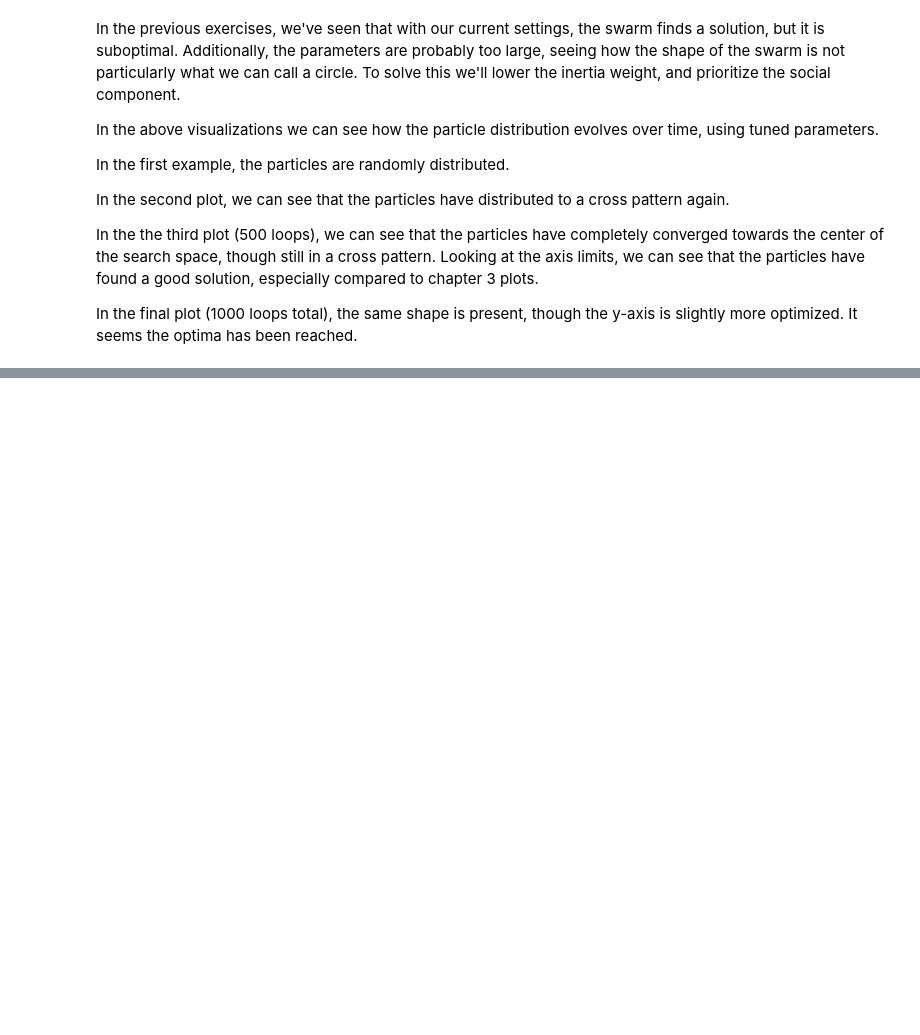
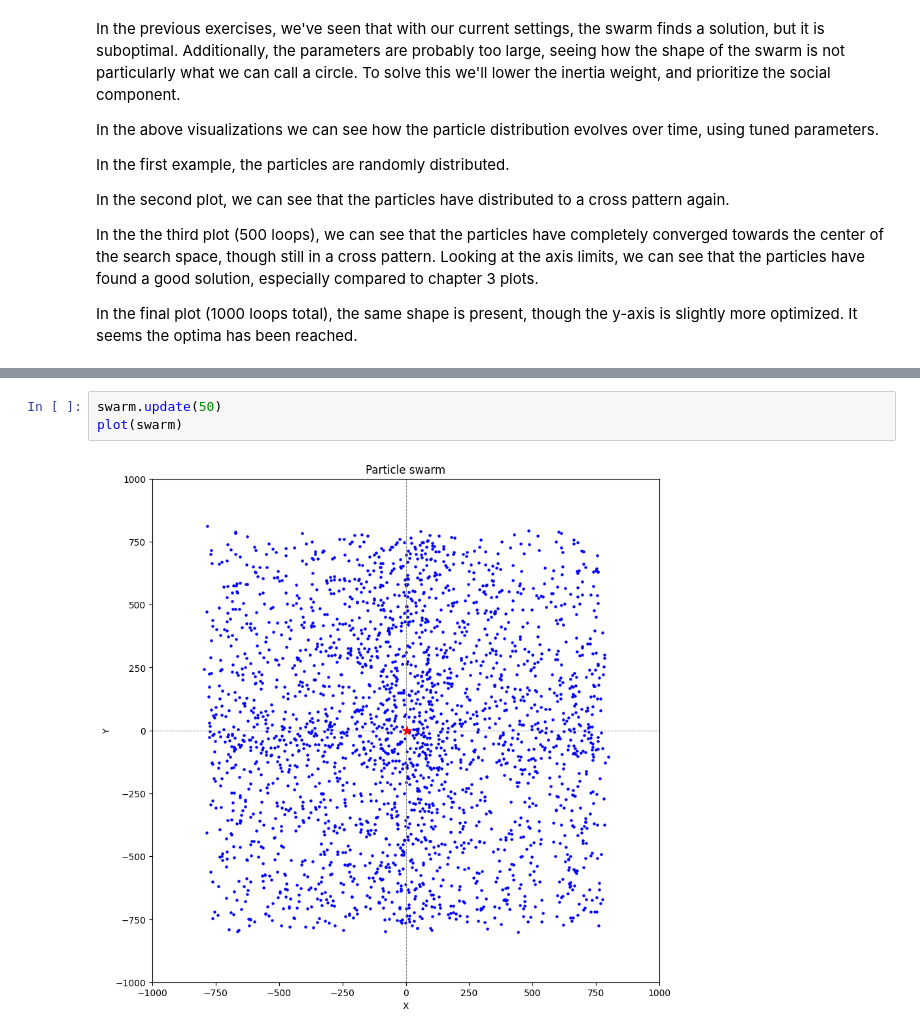
Before and after one commit to MichaelVerdegaal/ParticleSwarmOptimization, a Jupyter notebook: main/chapter_4.ipynb, the cells around one changed output, grey strips where cells are left out. Cells and saved outputs as stored; diff of their text form; blank space fills up the shorter version.

```diff
--- a/main/chapter_4.ipynb
+++ b/main/chapter_4.ipynb
@@ -137,0 +157,5 @@ In the final plot (1000 loops total), the same shape is present, though the y-ax
+# %%
+swarm.update(50)
+plot(swarm)
+# %% [output]
+[figure, added]
```
Also changed, not shown: parts of 15 cells of this notebook, 2 other files.
